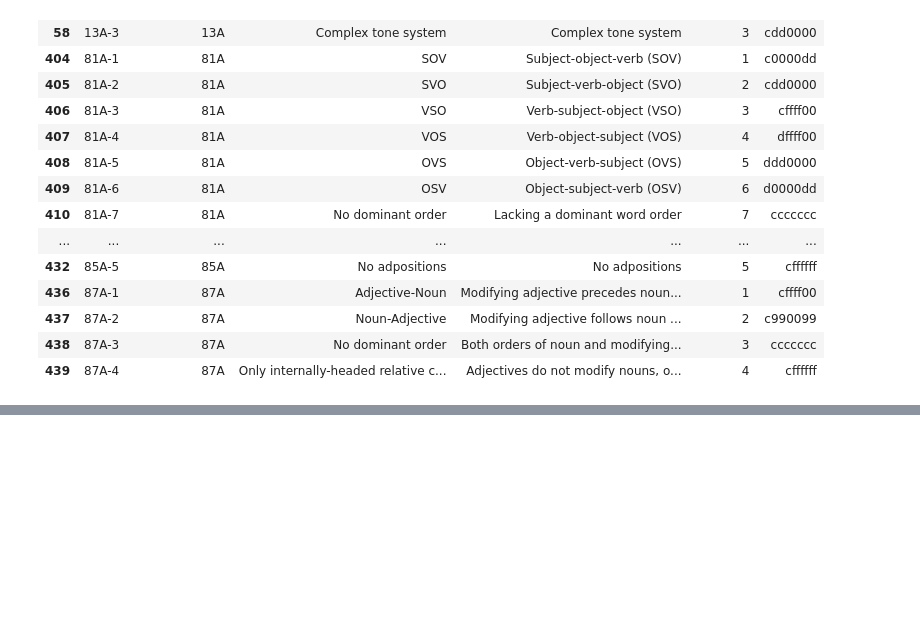
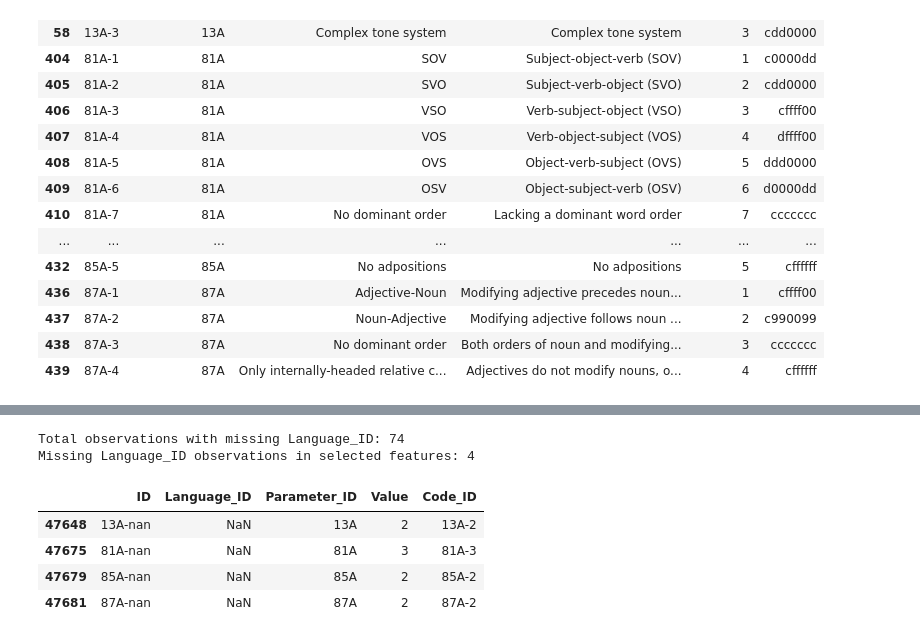
Before and after one commit to Rani-Wheeza/wals-linguistic-association-analysis, a Jupyter notebook: notebooks/01_wals_data_understanding.ipynb, the cells around one changed output, grey strips where cells are left out. Drawn from its saved outputs; the diff is of its cells as text; code cells hidden in the pictures; blank space fills up the shorter version.

```diff
--- a/notebooks/01_wals_data_understanding.ipynb
+++ b/notebooks/01_wals_data_understanding.ipynb
@@ -230,0 +506,30 @@ SELECTED FEATURE CATEGORIES
+# %%
+# Identify missing Language_ID values affecting selected features
+
+missing_value_languages = values[
+    values["Language_ID"].isnull()
+]
+
+selected_missing = missing_value_languages[
+    missing_value_languages["Parameter_ID"].isin(selected_features)
+]
+
+print("Total observations with missing Language_ID:",
+      len(missing_value_languages))
+
+print("Missing Language_ID observations in selected features:",
+      len(selected_missing))
+
+display(
+    selected_missing[
+        ["ID", "Language_ID", "Parameter_ID", "Value", "Code_ID"]
+    ]
+)
+# %% [output]
+Total observations with missing Language_ID: 74
+Missing Language_ID observations in selected features: 4
+|  | ID | Language_ID | Parameter_ID | Value | Code_ID |
+| 47648 | 13A-nan | NaN | 13A | 2 | 13A-2 |
+| 47675 | 81A-nan | NaN | 81A | 3 | 81A-3 |
+| 47679 | 85A-nan | NaN | 85A | 2 | 85A-2 |
+| 47681 | 87A-nan | NaN | 87A | 2 | 87A-2 |
```
Also changed, not shown: parts of 22 cells of this notebook.
